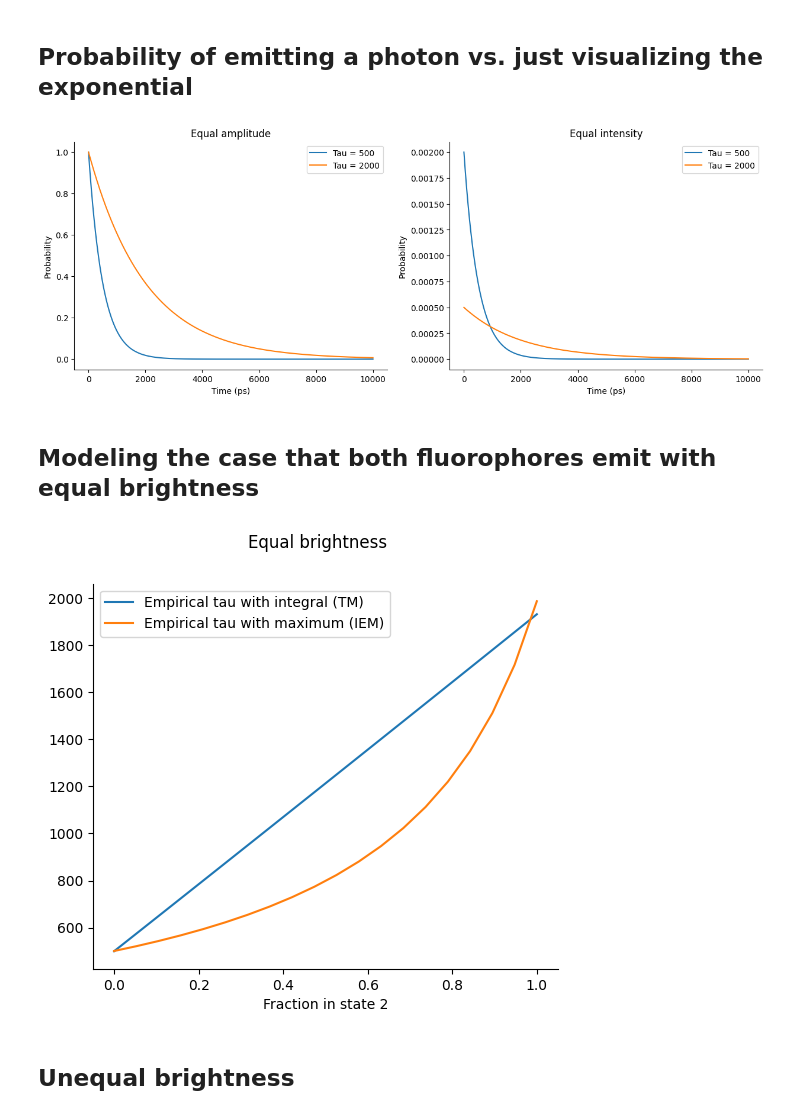
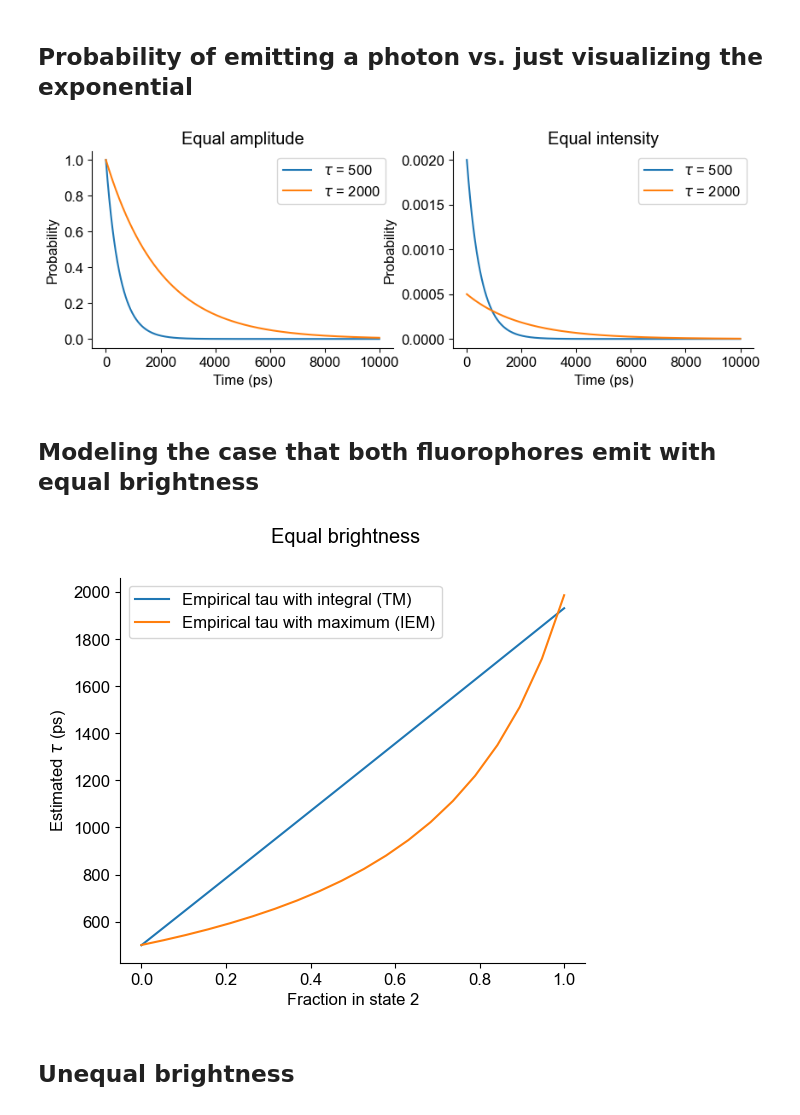
Before and after one commit to xzhang03/FLIMStudies, a Jupyter notebook: test_notebook.ipynb, the cells around one changed output. Drawn from its saved outputs; the diff is of its cells as text; code cells hidden in the pictures.

```diff
--- a/test_notebook.ipynb
+++ b/test_notebook.ipynb
@@ -1,6 +1,10 @@
 # %%
 import numpy as np
 import matplotlib.pyplot as plt
+
+from matplotlib import rcParams
+rcParams['font.family'] = 'Arial'
+rcParams['font.size'] = 12
 
 taus = [500, 2000]
 
@@ -15,7 +19,7 @@ def exp_prob(time_axis : np.ndarray, tau : float):
 # %% [markdown]
 ## Probability of emitting a photon vs. just visualizing the exponential
 # %%
-histograms_f, histograms_plt = plt.subplots(nrows=1, ncols=2, figsize=(15, 5))
+histograms_f, histograms_plt = plt.subplots(nrows=1, ncols=2, figsize=(10, 3))
 
 histograms_plt[0].set_title("Equal amplitude")
 histograms_plt[1].set_title("Equal intensity")
@@ -24,13 +28,13 @@ for idx, tau in enumerate(taus):
     histograms_plt[0].plot(
         time_axis,
         exp_prob(time_axis, tau)*tau,
-        label=f"Tau = {tau}"
+        label=fr"$\tau$ = {tau}"
     )
 
     histograms_plt[1].plot(
         time_axis,
         exp_prob(time_axis, tau),
-        label=f"Tau = {tau}",
+        label=fr"$\tau$ = {tau}",
     )
 
 for x in histograms_plt:
@@ -40,7 +44,7 @@ for x in histograms_plt:
     x.spines["right"].set_visible(False)
     x.legend()
 # %% [output]
-[figure, old version]
+[figure, new version]
 # %% [markdown]
 ## Modeling the case that both fluorophores emit with equal brightness
 # %%
@@ -53,34 +57,35 @@ combined = (
         intensity_1.reshape(-1,1) @ exp_prob(time_axis, taus[0]).reshape(1,-1) +
         (1-intensity_1).reshape(-1,1) @ exp_prob(time_axis, taus[1]).reshape(1,-1)
 )
 
 tm = np.sum(time_axis * combined, axis=1) / np.sum(combined, axis=1)
 iem = np.sum(combined, axis=1)/np.max(combined,axis=1)
 
 
 estimates_f, estimates_plt = plt.subplots(nrows=1, ncols=1, figsize=(6, 5))
 
 estimates_f.suptitle('Equal brightness')
 
 estimates_plt.plot(
     1-intensity_1,
     tm,
     label = 'Empirical tau with integral (TM)'
 )
 
 estimates_plt.plot(
     1-intensity_1,
     iem,
     label = 'Empirical tau with maximum (IEM)'
 )
 
 estimates_plt.set_xlabel("Fraction in state 2")
+estimates_plt.set_ylabel(fr"Estimated $\tau$ (ps)")
 estimates_plt.legend()
 
 estimates_plt.spines["top"].set_visible(False)
 estimates_plt.spines["right"].set_visible(False)
 # %% [output]
-[figure, old version]
+[figure, new version]
 # %% [markdown]
 ## Unequal brightness
 # %%
```
Also changed, not shown: parts of 4 cells of this notebook.
